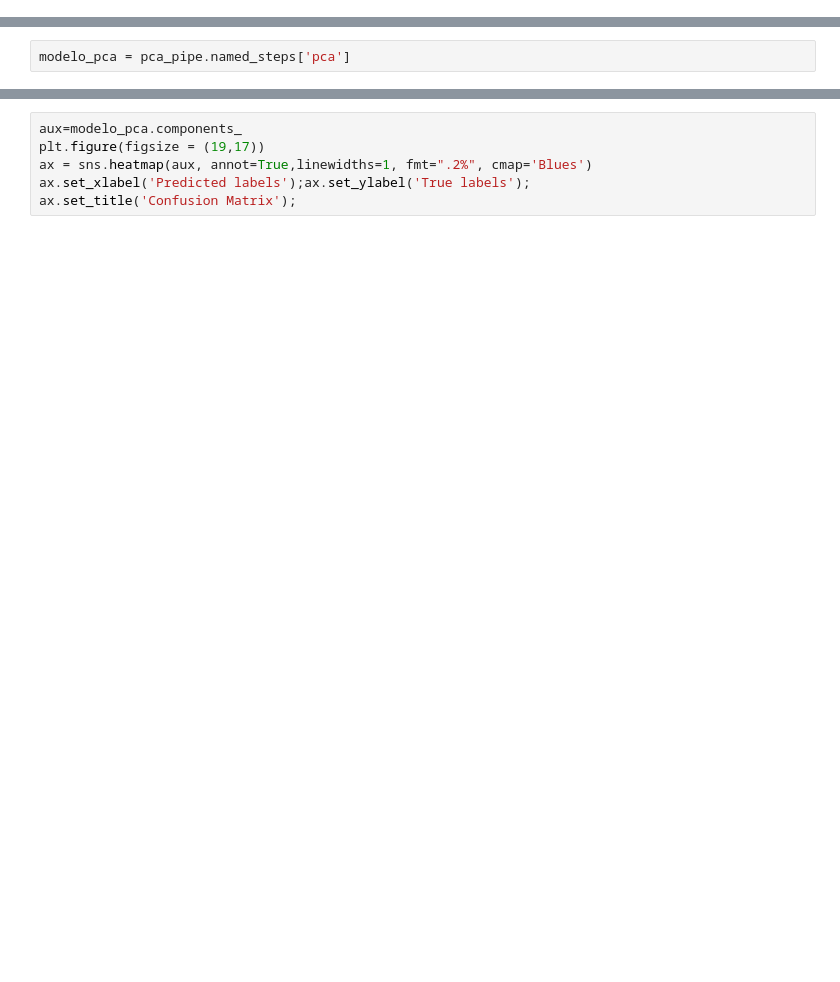
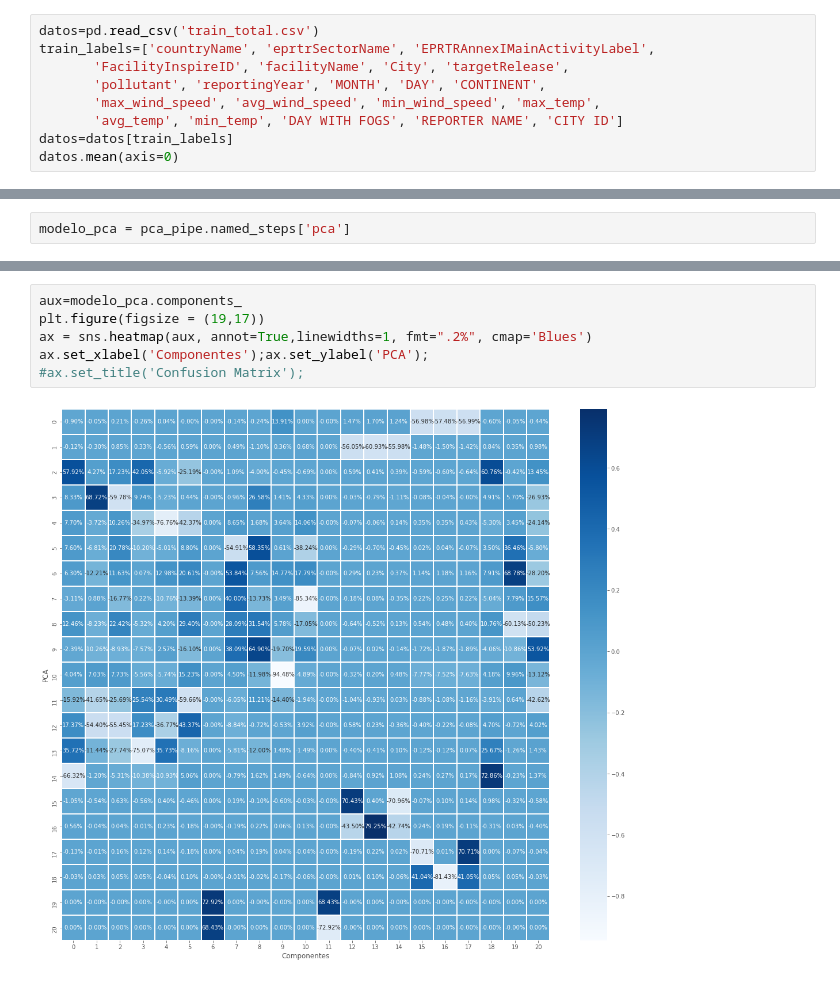
Before and after one commit to OnlyData-64/Schneider-Electric-Hackhaton, a Jupyter notebook: pca.ipynb, the cells around one changed output, grey strips where cells are left out. Drawn from its saved outputs; the diff is of its cells as text; blank space fills up the shorter version.

```diff
--- a/pca.ipynb
+++ b/pca.ipynb
@@ -35,0 +21,9 @@ dtype: float64
+# %%
+datos=pd.read_csv('train_total.csv')
+train_labels=['countryName', 'eprtrSectorName', 'EPRTRAnnexIMainActivityLabel',
+       'FacilityInspireID', 'facilityName', 'City', 'targetRelease',
+       'pollutant', 'reportingYear', 'MONTH', 'DAY', 'CONTINENT',
+       'max_wind_speed', 'avg_wind_speed', 'min_wind_speed', 'max_temp',
+       'avg_temp', 'min_temp', 'DAY WITH FOGS', 'REPORTER NAME', 'CITY ID']
+datos=datos[train_labels]
+datos.mean(axis=0)
@@ -64,6 +103,8 @@ pd.DataFrame(
 # %%
 aux=modelo_pca.components_
 plt.figure(figsize = (19,17))
 ax = sns.heatmap(aux, annot=True,linewidths=1, fmt=".2%", cmap='Blues')
-ax.set_xlabel('Predicted labels');ax.set_ylabel('True labels');
-ax.set_title('Confusion Matrix');
+ax.set_xlabel('Componentes');ax.set_ylabel('PCA');
+#ax.set_title('Confusion Matrix');
+# %% [output]
+[figure, added]
```
Also changed, not shown: parts of 5 cells of this notebook, 4 other files.
